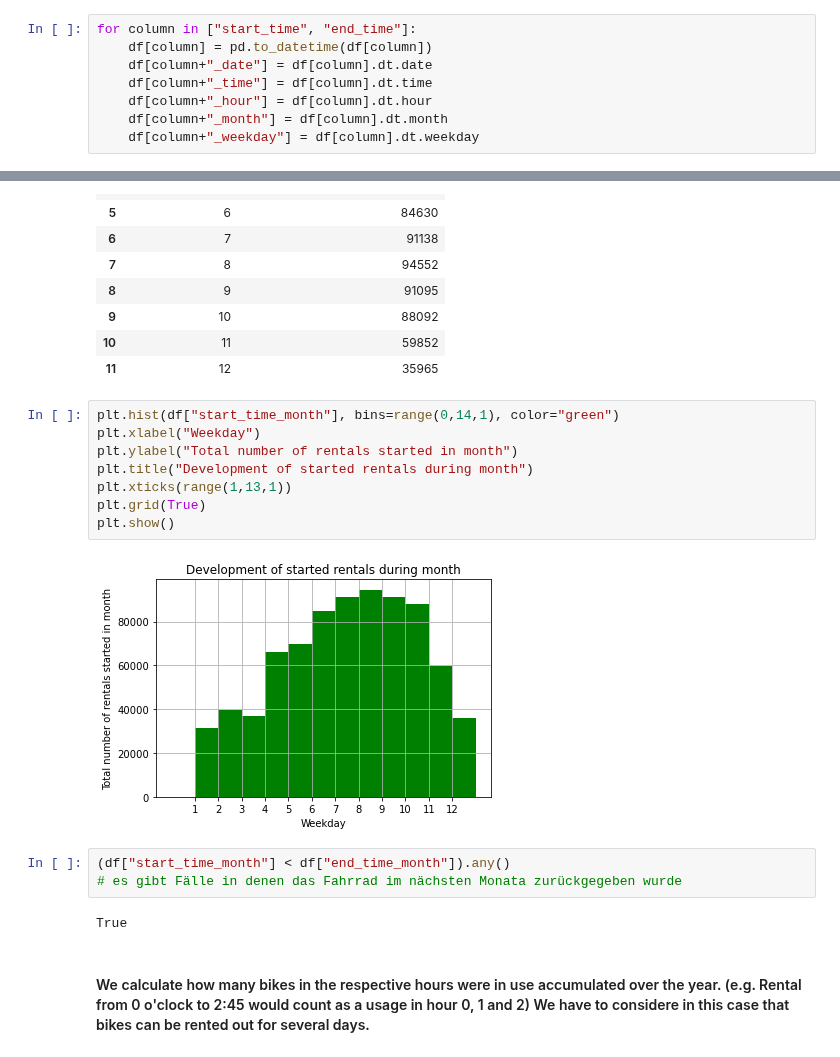
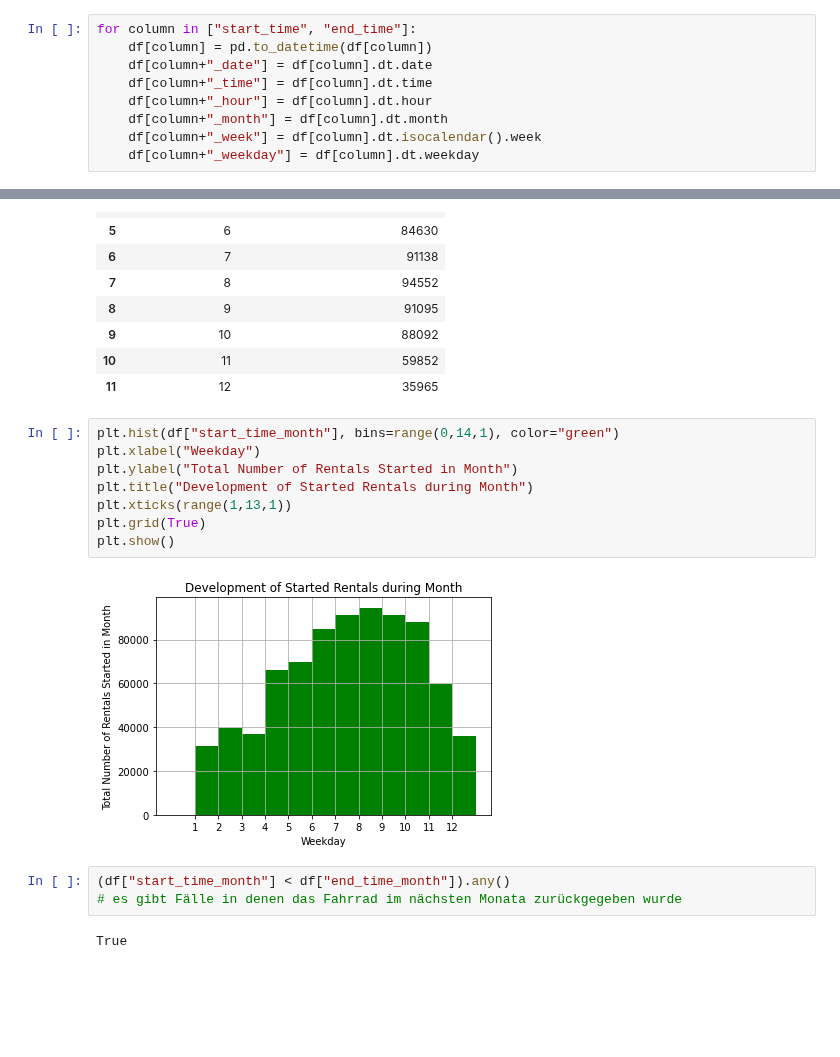
Before and after one commit to yassinehammou27/intentionally_blank, a Jupyter notebook: Results.ipynb, the cells around one changed output, grey strips where cells are left out. Drawn from its saved outputs; the diff is of its cells as text; blank space fills up the shorter version.

```diff
--- a/Results.ipynb
+++ b/Results.ipynb
@@ -11,4 +16,5 @@ for column in ["start_time", "end_time"]:
     df[column+"_time"] = df[column].dt.time
     df[column+"_hour"] = df[column].dt.hour
     df[column+"_month"] = df[column].dt.month
+    df[column+"_week"] = df[column].dt.isocalendar().week
     df[column+"_weekday"] = df[column].dt.weekday
@@ -85,17 +235,15 @@ df.groupby(["start_time_month"])["start_time_month"].count().reset_index(name="n
 # %%
 plt.hist(df["start_time_month"], bins=range(0,14,1), color="green")
 plt.xlabel("Weekday")
-plt.ylabel("Total number of rentals started in month")
-plt.title("Development of started rentals during month")
+plt.ylabel("Total Number of Rentals Started in Month")
+plt.title("Development of Started Rentals during Month")
 plt.xticks(range(1,13,1))
 plt.grid(True)
 plt.show()
 # %% [output]
-[figure, old version]
+[figure, new version]
 # %%
 (df["start_time_month"] < df["end_time_month"]).any()
 # es gibt Fälle in denen das Fahrrad im nächsten Monata zurückgegeben wurde
 # %% [output]
 True
-# %% [markdown]
-#### We calculate how many bikes in the respective hours were in use accumulated over the year. (e.g. Rental from 0 o'clock to 2:45 would count as a usage in hour 0, 1 and 2) We have to considere in this case that bikes can be rented out for several days.
```
Also changed, not shown: parts of 25 cells of this notebook.
